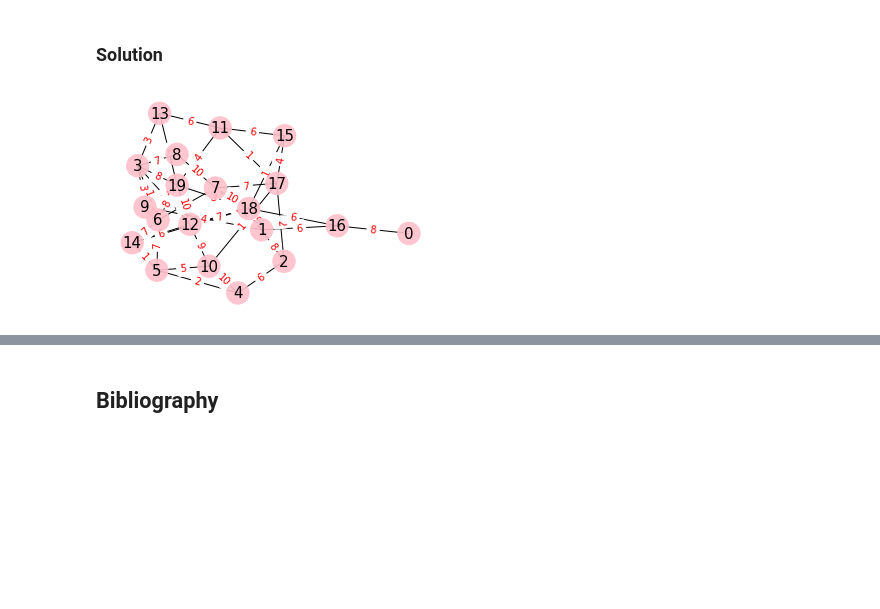
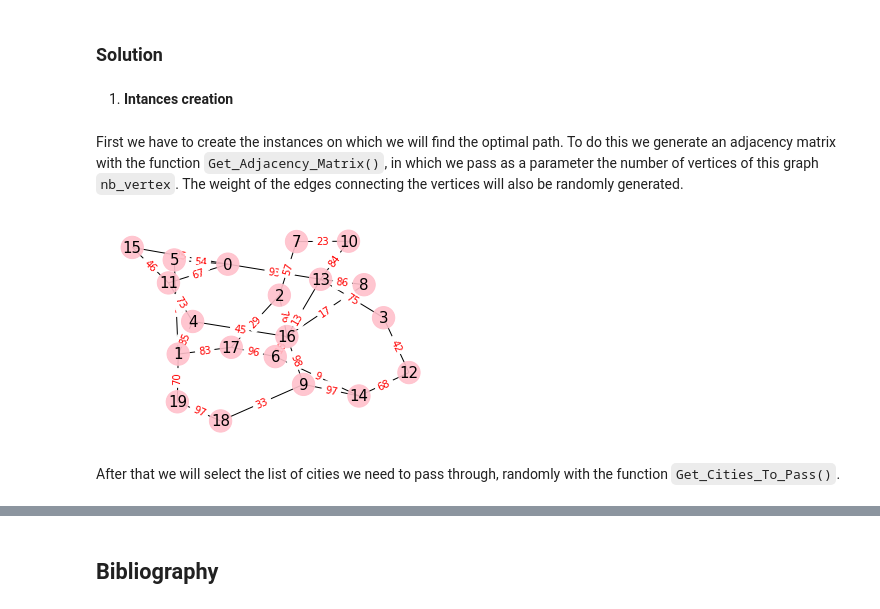
Before and after one commit to atarte/-Algorithmique_Avancee, a Jupyter notebook: Modélisation.ipynb, the cells around one changed output, grey strips where cells are left out. Drawn from its saved outputs; the diff is of its cells as text; code cells hidden in the pictures; blank space fills up the shorter version.

```diff
--- a/Modélisation.ipynb
+++ b/Modélisation.ipynb
@@ -828,17 +828,23 @@ problem is also $n^3.$
 So we obtain $n^3 + 2.5kn² + n^3$, __the complexity of our algorithm is therefore $n^3$__.
 # %% [markdown]
 ### Solution
+# %% [markdown]
+1. __Intances creation__
+# %% [markdown]
+First we have to create the instances on which we will find the optimal path. To do this we generate an adjacency matrix with the function `Get_Adjacency_Matrix()`, in which we pass as a parameter the number of vertices of this graph `nb_vertex`. The weight of the edges connecting the vertices will also be randomly generated.
 # %%
 import graph_generation as gg
 from main import *
 
 nb_vertex = 20
 
 graph = gg.Get_Adjacency_Matrix(nb_vertex)
 
-Draw_Graph(graph)
+Draw_Graph(graph, weighted=True)
 # %% [output]
-[figure, old version]
+[figure, new version]
+# %% [markdown]
+After that we will select the list of cities we need to pass through, randomly with the function `Get_Cities_To_Pass()`.
 # %%
 nb_cities_to_pass = 10
 
```
Also changed, not shown: parts of 8 cells of this notebook, 2 other files.
